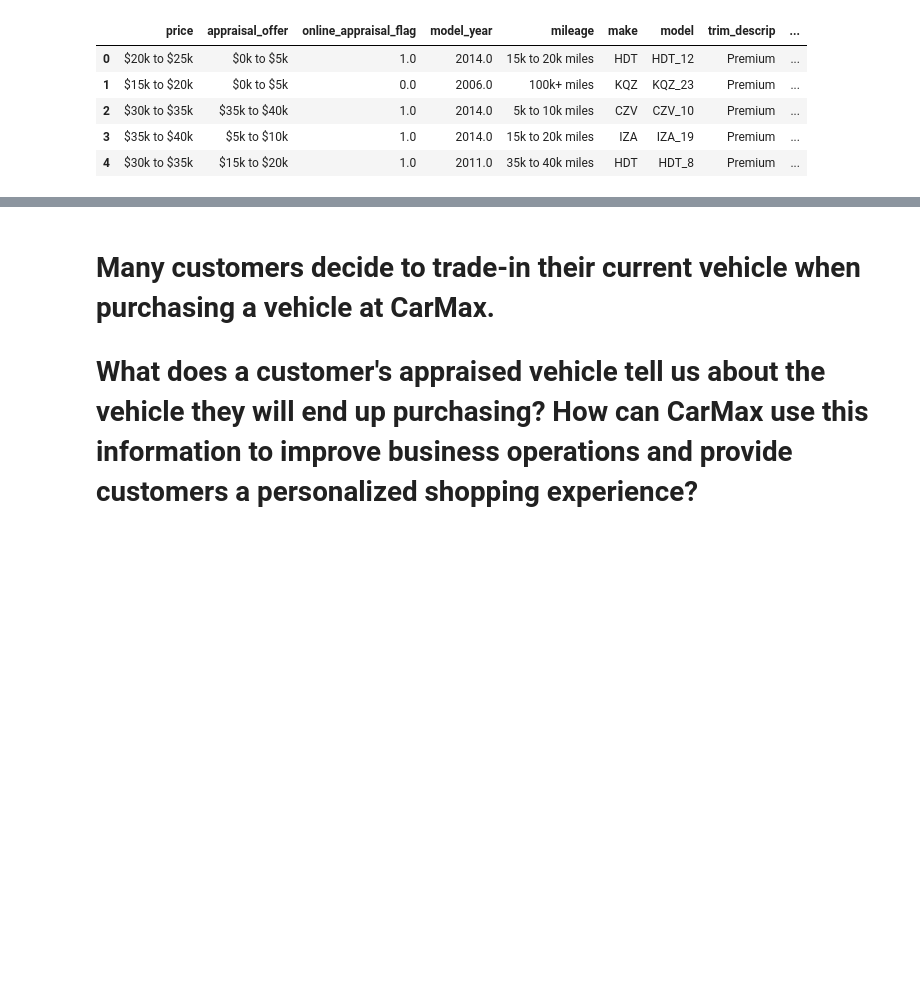
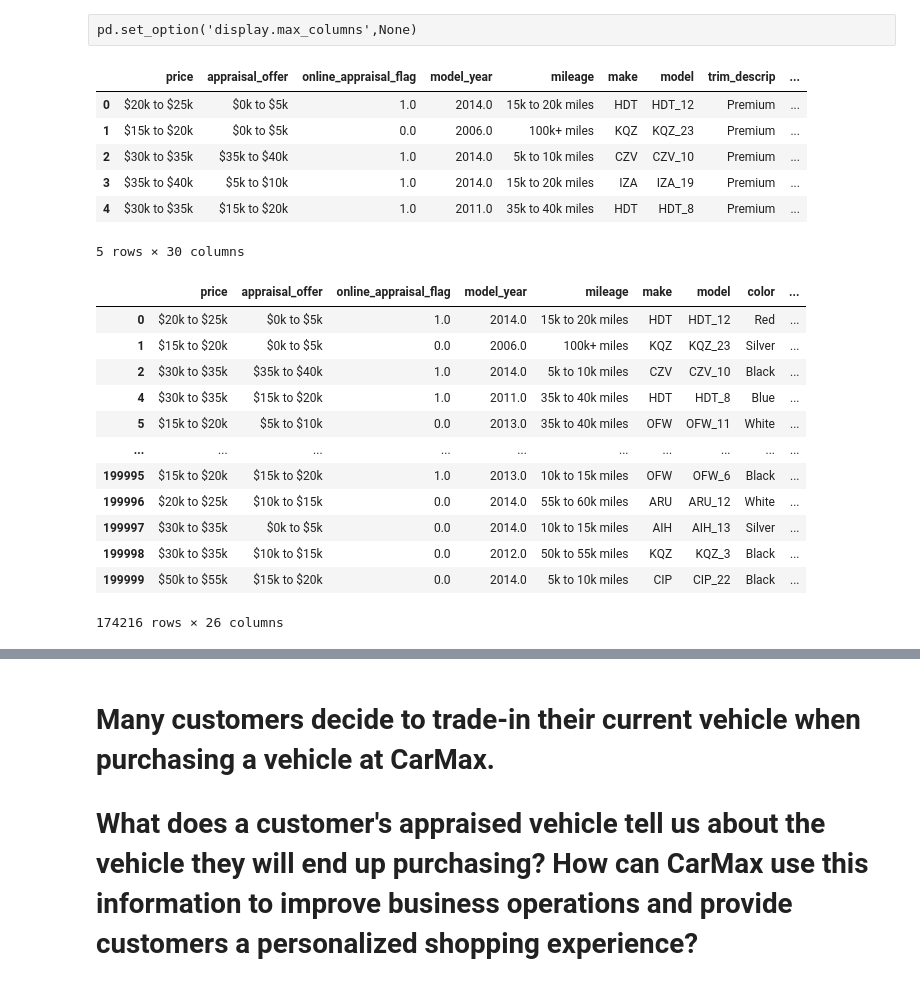
Before and after one commit to ashenfernando1/Winter-2023, a Jupyter notebook: CarMax.ipynb, the cells around one changed output, grey strips where cells are left out. Drawn from its saved outputs; the diff is of its cells as text; code cells hidden in the pictures; blank space fills up the shorter version.

```diff
--- a/CarMax.ipynb
+++ b/CarMax.ipynb
@@ -5,8 +5,8 @@ import os
 import numpy as np
 import re
 from pandas.plotting import scatter_matrix
-# %%
-pd.set_option('display.max_columns',None)
+# %% [raw]
+pd.set_option('display.max_columns',None)
 # %%
 df_main = pd.read_csv("ShowcaseDataWinter2023.csv")
 df_main.head()
@@ -17,3 +17,22 @@ df_main.head()
 | 2 | $30k to $35k | $35k to $40k | 1.0 | 2014.0 | 5k to 10k miles | CZV | CZV_10 | Premium | ... |
 | 3 | $35k to $40k | $5k to $10k | 1.0 | 2014.0 | 15k to 20k miles | IZA | IZA_19 | Premium | ... |
 | 4 | $30k to $35k | $15k to $20k | 1.0 | 2011.0 | 35k to 40k miles | HDT | HDT_8 | Premium | ... |
+5 rows × 30 columns
+# %%
+df_semi = df_main.drop(['trim_descrip','trim_descrip_appraisal','body','body_appraisal'], axis=1)
+df_semi = df_semi.dropna()
+df_semi
+# %% [output]
+|  | price | appraisal_offer | online_appraisal_flag | model_year | mileage | make | model | color | ... |
+| 0 | $20k to $25k | $0k to $5k | 1.0 | 2014.0 | 15k to 20k miles | HDT | HDT_12 | Red | ... |
+| 1 | $15k to $20k | $0k to $5k | 0.0 | 2006.0 | 100k+ miles | KQZ | KQZ_23 | Silver | ... |
+| 2 | $30k to $35k | $35k to $40k | 1.0 | 2014.0 | 5k to 10k miles | CZV | CZV_10 | Black | ... |
+| 4 | $30k to $35k | $15k to $20k | 1.0 | 2011.0 | 35k to 40k miles | HDT | HDT_8 | Blue | ... |
+| 5 | $15k to $20k | $5k to $10k | 0.0 | 2013.0 | 35k to 40k miles | OFW | OFW_11 | White | ... |
+| ... | ... | ... | ... | ... | ... | ... | ... | ... | ... |
+| 199995 | $15k to $20k | $15k to $20k | 1.0 | 2013.0 | 10k to 15k miles | OFW | OFW_6 | Black | ... |
+| 199996 | $20k to $25k | $10k to $15k | 0.0 | 2014.0 | 55k to 60k miles | ARU | ARU_12 | White | ... |
+| 199997 | $30k to $35k | $0k to $5k | 0.0 | 2014.0 | 10k to 15k miles | AIH | AIH_13 | Silver | ... |
+| 199998 | $30k to $35k | $10k to $15k | 0.0 | 2012.0 | 50k to 55k miles | KQZ | KQZ_3 | Black | ... |
+| 199999 | $50k to $55k | $15k to $20k | 0.0 | 2014.0 | 5k to 10k miles | CIP | CIP_22 | Black | ... |
+174216 rows × 26 columns
```
Also changed, not shown: parts of 53 cells of this notebook, 5 other files.
